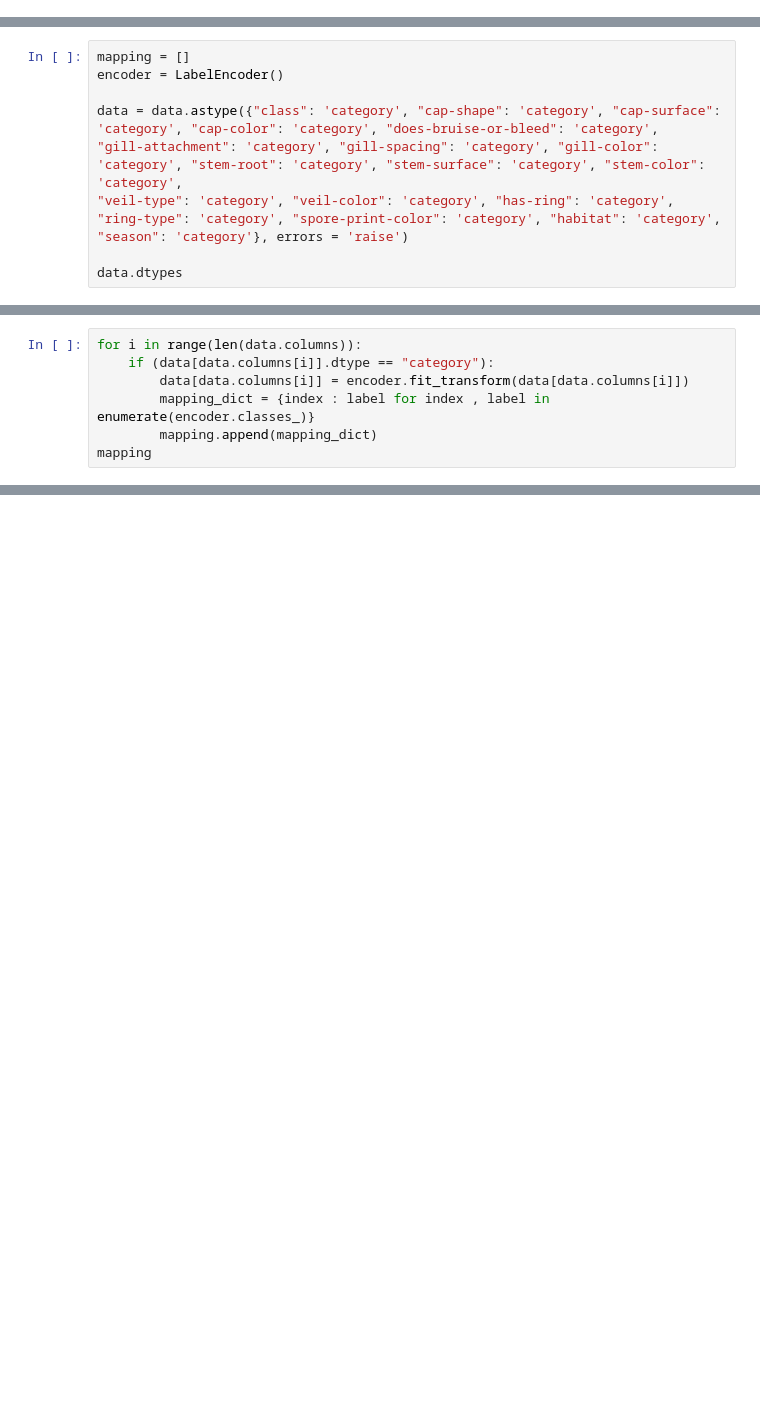
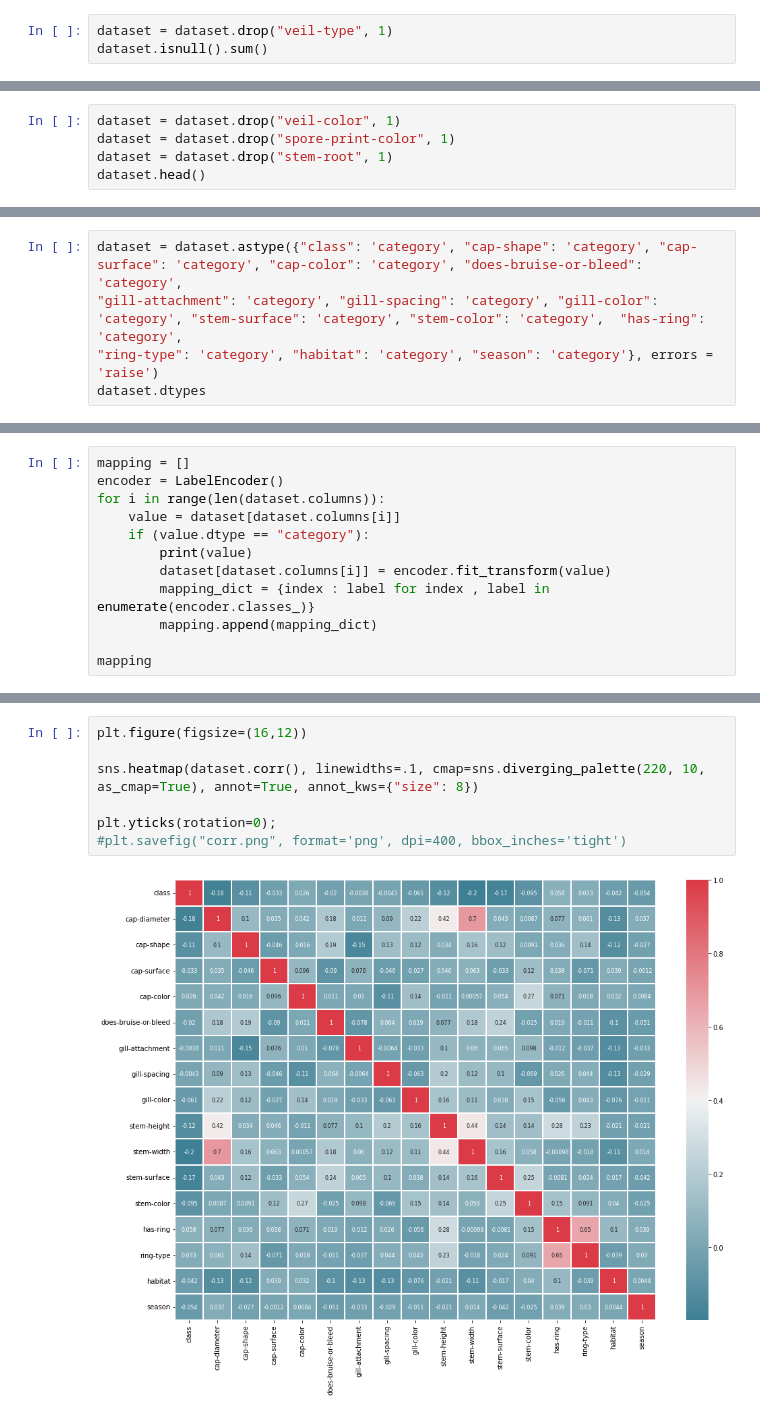
Before and after one commit to danilo-dellorco/ml-project, a Jupyter notebook: mushroom-classification.ipynb, the cells around one changed output, grey strips where cells are left out. Drawn from its saved outputs; the diff is of its cells as text; blank space fills up the shorter version.

```diff
--- a/mushroom-classification.ipynb
+++ b/mushroom-classification.ipynb
@@ -57,0 +83,3 @@ plt.show()
+# %%
+dataset = dataset.drop("veil-type", 1)
+dataset.isnull().sum()
@@ -57,0 +106,5 @@ plt.show()
+# %%
+dataset = dataset.drop("veil-color", 1)
+dataset = dataset.drop("spore-print-color", 1)
+dataset = dataset.drop("stem-root", 1)
+dataset.head()
@@ -61,13 +120,8 @@ Si salva inoltre il dizionario che mantiene il mapping dei diversi valori catego
 # %%
-mapping = []
-encoder = LabelEncoder()
-
-data = data.astype({"class": 'category', "cap-shape": 'category', "cap-surface": 'category', "cap-color": 'category', "does-bruise-or-bleed": 'category',
-"gill-attachment": 'category', "gill-spacing": 'category', "gill-color": 'category', "stem-root": 'category', "stem-surface": 'category', "stem-color": 'category',
-"veil-type": 'category', "veil-color": 'category', "has-ring": 'category', "ring-type": 'category', "spore-print-color": 'category', "habitat": 'category',
-"season": 'category'}, errors = 'raise')
-
-data.dtypes
+dataset = dataset.astype({"class": 'category', "cap-shape": 'category', "cap-surface": 'category', "cap-color": 'category', "does-bruise-or-bleed": 'category',
+"gill-attachment": 'category', "gill-spacing": 'category', "gill-color": 'category', "stem-surface": 'category', "stem-color": 'category',  "has-ring": 'category',
+"ring-type": 'category', "habitat": 'category', "season": 'category'}, errors = 'raise')
+dataset.dtypes
 # %% [output]
 class                   category
 cap-diameter             float64
@@ -89,8 +147,13 @@ dtype: object
 # %%
-for i in range(len(data.columns)):
-    if (data[data.columns[i]].dtype == "category"):
-        data[data.columns[i]] = encoder.fit_transform(data[data.columns[i]])
+mapping = []
+encoder = LabelEncoder()
+for i in range(len(dataset.columns)):
+    value = dataset[dataset.columns[i]]
+    if (value.dtype == "category"):
+        print(value)
+        dataset[dataset.columns[i]] = encoder.fit_transform(value)
         mapping_dict = {index : label for index , label in enumerate(encoder.classes_)}
         mapping.append(mapping_dict)
+
 mapping
 # %% [output]
@@ -129,0 +239,9 @@ data
+# %%
+plt.figure(figsize=(16,12))
+
+sns.heatmap(dataset.corr(), linewidths=.1, cmap=sns.diverging_palette(220, 10, as_cmap=True), annot=True, annot_kws={"size": 8})
+
+plt.yticks(rotation=0);
+#plt.savefig("corr.png", format='png', dpi=400, bbox_inches='tight')
+# %% [output]
+[figure, added]
```
Also changed, not shown: parts of 20 cells of this notebook.
